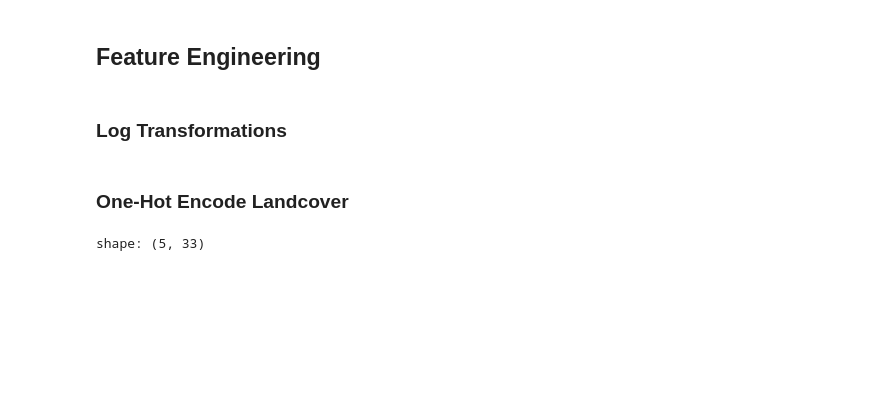
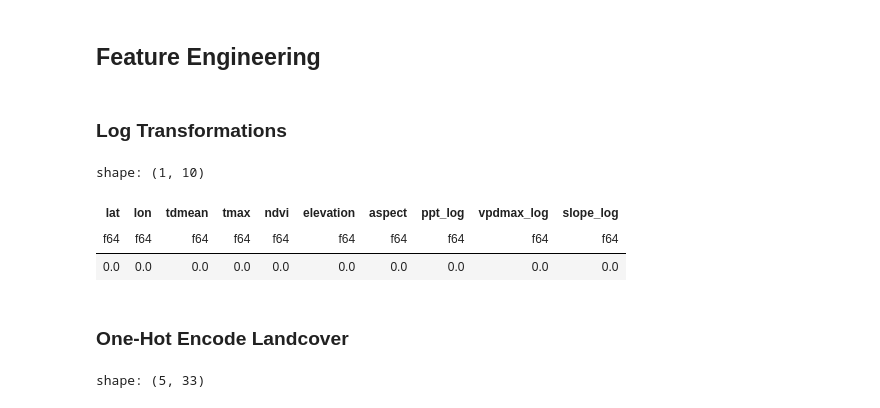
Before and after one commit to lachuck331/CotalityQ1Capstone, a Jupyter notebook: ca_dataprep.ipynb, the cells around one changed output. Drawn from its saved outputs; the diff is of its cells as text; code cells hidden in the pictures; blank space fills up the shorter version.

```diff
--- a/ca_dataprep.ipynb
+++ b/ca_dataprep.ipynb
@@ -262,11 +271,22 @@ Memory usage: 13.88 GB
 # %% [markdown]
 ### Log Transformations
 # %%
-log_variables = ['ppt', 'vpdmax', 'elevation', 'slope']
+log_variables = ['ppt', 'vpdmax', 'slope']
+
+epsilon = 1e-6
 
 df = df.with_columns(
-    [pl.col(var).log1p().alias(f"{var}_log") for var in log_variables]
+    [(pl.col(var) + epsilon).log().alias(f"{var}_log") for var in log_variables]
 ).drop(log_variables)
+# %%
+df.select(
+    pl.col(pl.Float64).is_nan().mean()
+).collect(engine='streaming')
+# %% [output]
+shape: (1, 10)
+| lat | lon | tdmean | tmax | ndvi | elevation | aspect | ppt_log | vpdmax_log | slope_log |
+| f64 | f64 | f64 | f64 | f64 | f64 | f64 | f64 | f64 | f64 |
+| 0.0 | 0.0 | 0.0 | 0.0 | 0.0 | 0.0 | 0.0 | 0.0 | 0.0 | 0.0 |
 # %% [markdown]
 ### One-Hot Encode Landcover
 # %%
```
Also changed, not shown: parts of 6 cells of this notebook.
